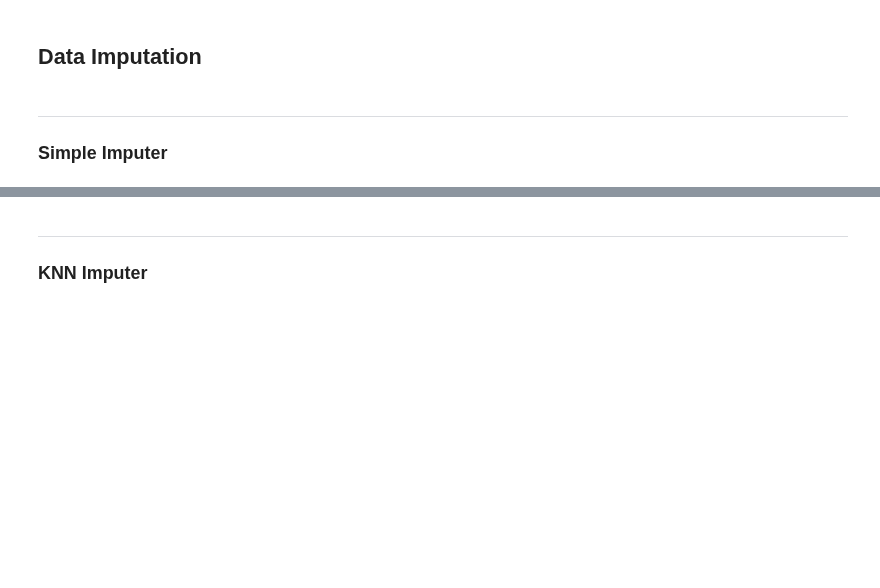
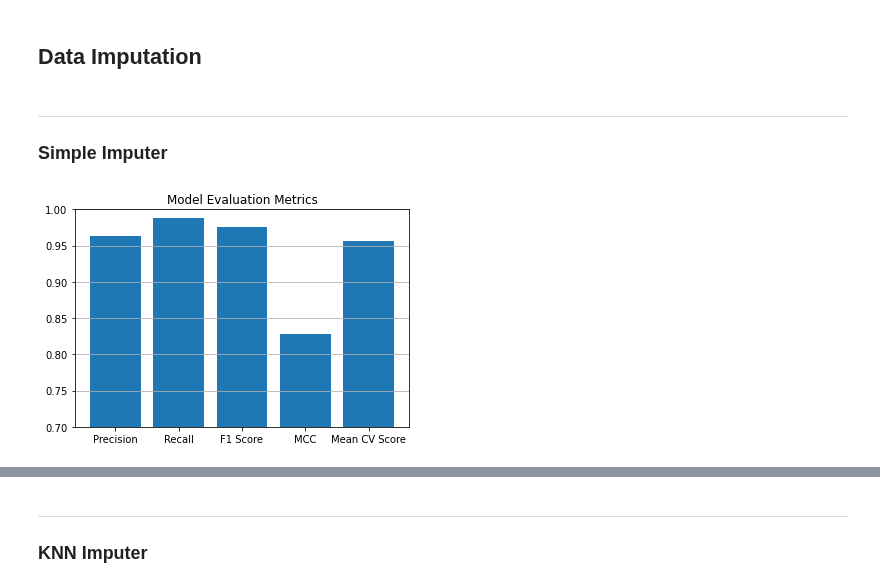
Before and after one commit to CosminTr/ClassificationModelEC, a Jupyter notebook: ProjetoEC.ipynb, the cells around one changed output, grey strips where cells are left out. Saved outputs shown, nothing was run; the diff lists cells and outputs as text; code cells hidden in the pictures; blank space fills up the shorter version.

```diff
--- a/ProjetoEC.ipynb
+++ b/ProjetoEC.ipynb
@@ -79,6 +124,15 @@ df_encoded_classes = le.fit_transform(y)
 # %% [markdown]
 ***
 ### Simple Imputer
+# %%
+X_train, X_test, y_train, y_test = train_test_split(X, df_encoded_classes, test_size=0.33)
+
+imputers = [SimpleImputer]
+for
+
+evaluate_model(SimpleImputer(), StandardScaler(), LogisticRegression(max_iter=10000), X_train, X_test, y_train)
+# %% [output]
+[figure, added]
 # %%
 from sklearn.metrics import accuracy_score, precision_score, recall_score, f1_score, confusion_matrix
 from sklearn.linear_model import LogisticRegression
```
Also changed, not shown: parts of 8 cells of this notebook.
